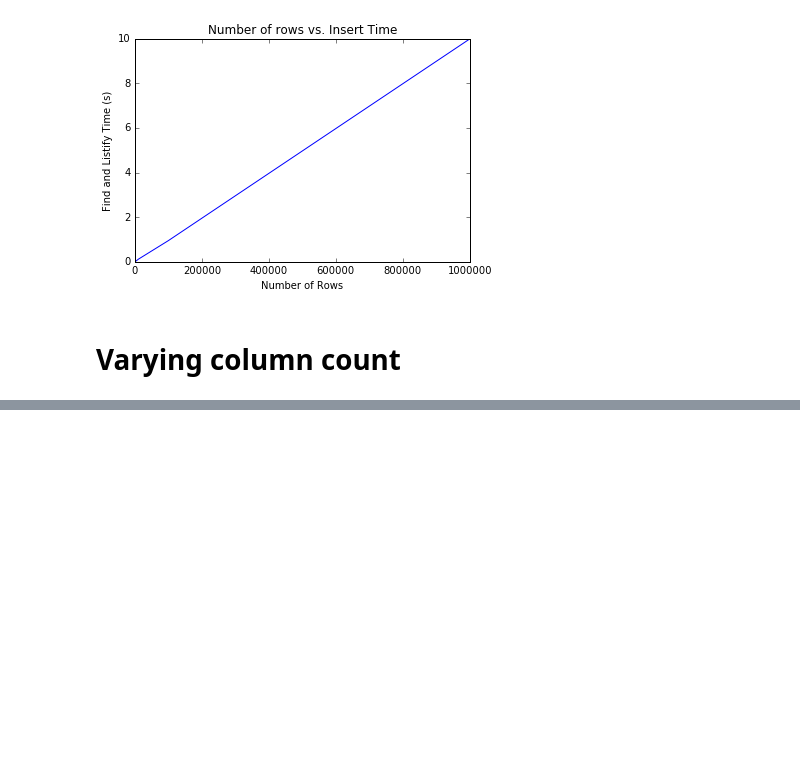
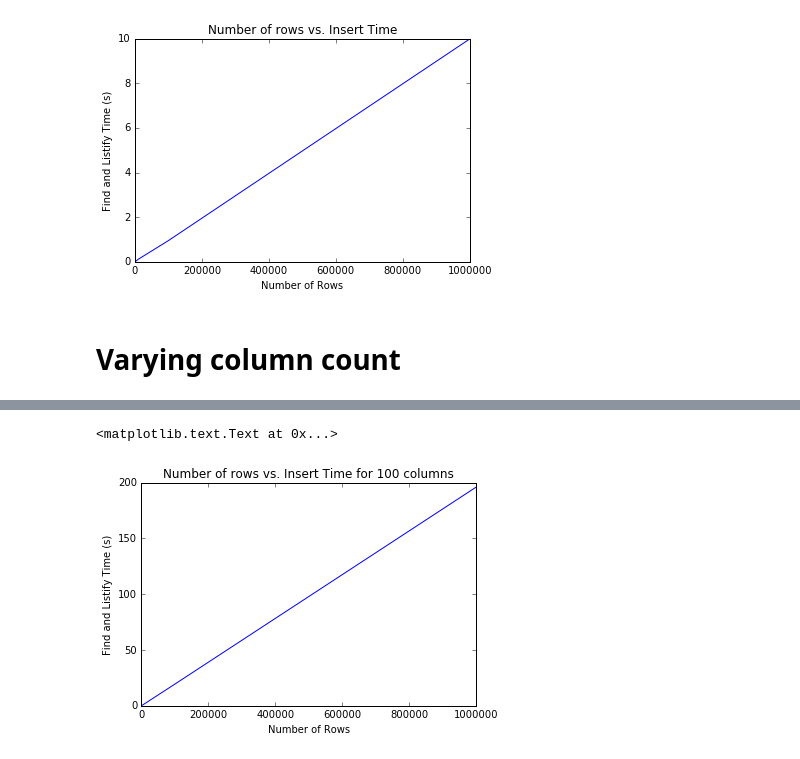
Before and after one commit to arkilic/notebooks, a Jupyter notebook: Good old tick data sqlite.ipynb, the cells around one changed output, grey strips where cells are left out. Saved outputs shown, nothing was run; the diff lists cells and outputs as text; code cells hidden in the pictures; blank space fills up the shorter version.

```diff
--- a/Good old tick data sqlite.ipynb
+++ b/Good old tick data sqlite.ipynb
@@ -91,0 +92,8 @@ plt.ylabel('Find and Listify Time (s)')
+# %%
+plt.plot(ROW_COUNT, insert_times)
+plt.title('Number of rows vs. Insert Time for 100 columns')
+plt.xlabel('Number of Rows')
+plt.ylabel('Find and Listify Time (s)')
+# %% [output]
+<matplotlib.text.Text at 0x...>
+[figure, added]
```
Also changed, not shown: parts of 1 cell of this notebook, 1 other file.
